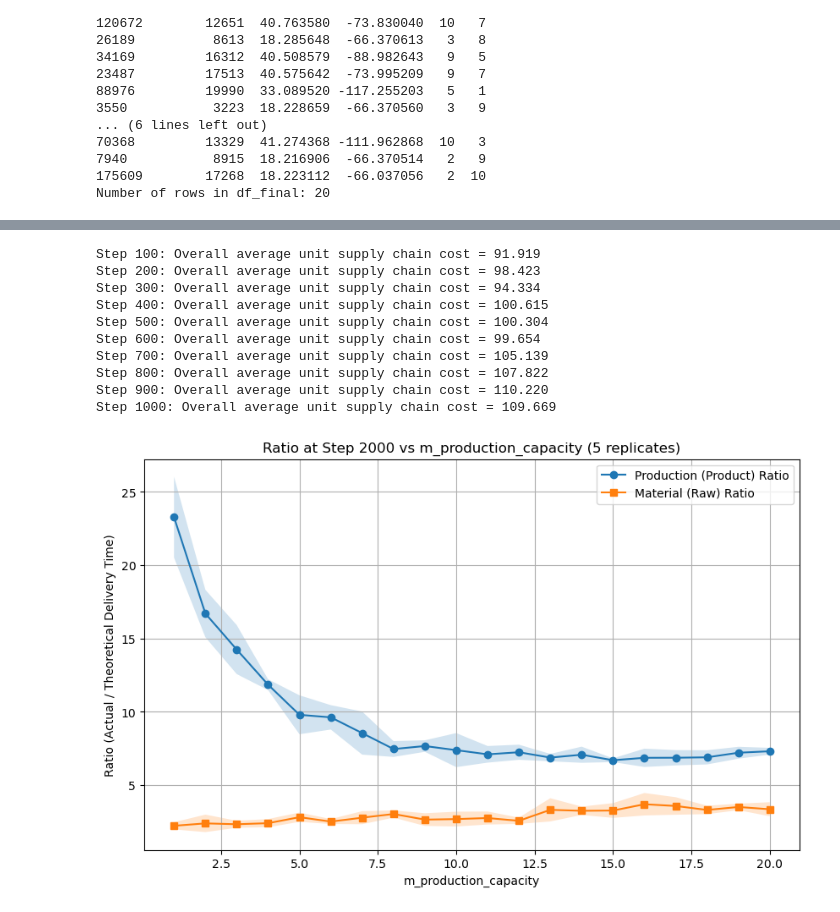
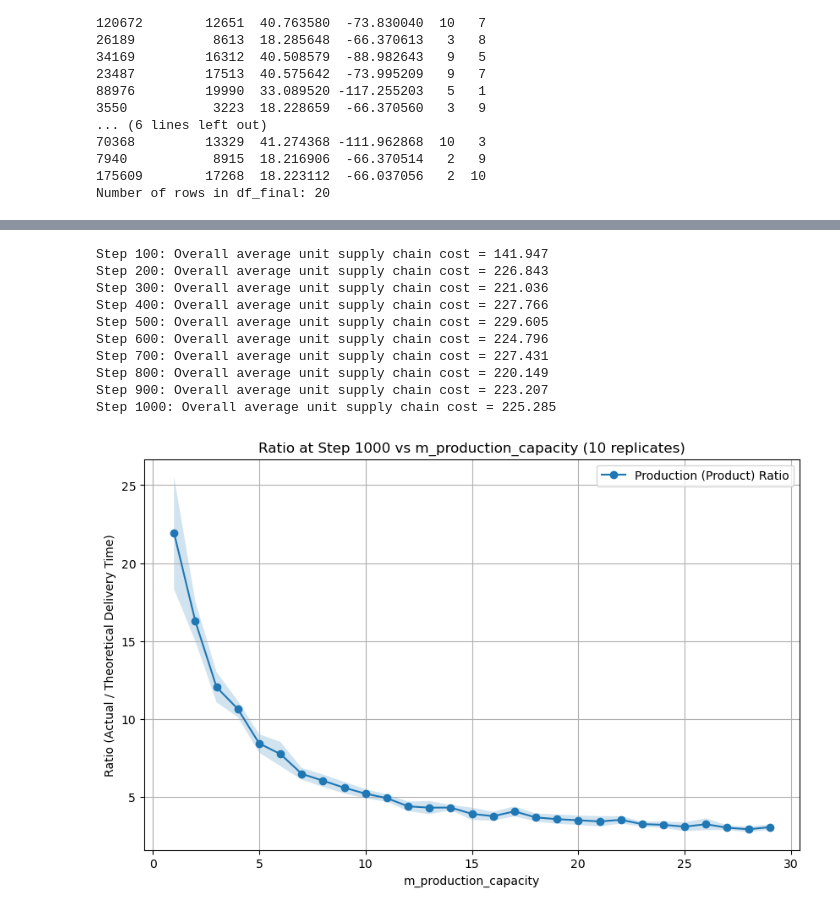
Before and after one commit to ShengGao67/SCNN, a Jupyter notebook: Untitled.ipynb, the cells around one changed output, grey strips where cells are left out. Saved outputs shown, nothing was run; the diff lists cells and outputs as text; code cells hidden in the pictures.

```diff
--- a/Untitled.ipynb
+++ b/Untitled.ipynb
@@ -207,7 +214,7 @@ class Manufacturer(Agent):
          生产时也只能生产到库存达到上限为止。
     """
     def __init__(self, unique_id, model, pos, production_capacity=100,
-                 initial_product_inventory=50, initial_raw_material_inventory=50, inventory_capacity=150):
+                 initial_product_inventory=50, initial_raw_material_inventory=50, inventory_capacity=500):
         super().__init__(unique_id, model)
         self.pos = pos
         self.production_capacity = production_capacity
@@ -260,9 +267,9 @@ class Manufacturer(Agent):
 
     def update_status(self, gap):
         self.gap_history.append(gap)
-        if len(self.gap_history) > 5:
+        if len(self.gap_history) > 20:
             self.gap_history.pop(0)
-        if len(self.gap_history) == 5 and all(g < 0 for g in self.gap_history):
+        if len(self.gap_history) == 20 and all(g < 0 for g in self.gap_history):
             self.status = 'N'
         else:
             self.status = 'Y'
@@ -302,14 +309,14 @@ class Manufacturer(Agent):
                                 if o.order_type == "raw_material" and o.sender_id == self.unique_id)
             net_rm = self.raw_material_inventory + in_transit_rm
 
-            # 如果净原材料供应不足，则下采购单补齐差额（不受生产能力、库存上限限制）
-            if net_rm < required_rm_for_gap:
-                shortage = required_rm_for_gap - net_rm
+            # 如果净原材料供应不足，则下采购单补齐差额（不受生产能力、库存上限限制）,+30%采购buffer
+            if net_rm < 1.8* required_rm_for_gap:
+                shortage = 1.8* required_rm_for_gap - net_rm
                 self.order_raw_material(shortage)
 
 
             # 理论上需要生产的产品数量
-            production_needed = min(abs(gap), self.production_capacity)
+            production_needed = min(1.6* abs(gap), self.production_capacity)
             # 考虑库存上限：本步最多能生产的数量
             available_space = self.inventory_capacity - self.finished_goods_inventory
             # 实际生产数量受两者限制
@@ -370,7 +377,7 @@ def update_transport_cost_for_order(order, model):
         penalty_cost = 0
         if order.actual_delivery_time > order.theoretical_delivery_time:
             delay = order.actual_delivery_time - order.theoretical_delivery_time
-            penalty_cost = delay * order.quantity
+            penalty_cost = delay * order.quantity * 5
         # 查找对应的 Manufacturer（订单的 receiver_id）
         for m in model.manufacturers:
             if m.unique_id == order.receiver_id:
@@ -428,9 +435,9 @@ class Supplier(Agent):
 
     def update_status(self, gap):
         self.gap_history.append(gap)
-        if len(self.gap_history) > 5:
+        if len(self.gap_history) > 10:
             self.gap_history.pop(0)
-        if len(self.gap_history) == 5 and all(g < 0 for g in self.gap_history):
+        if len(self.gap_history) == 10 and all(g < 0 for g in self.gap_history):
             self.status = 'N'
         else:
             self.status = 'Y'
@@ -566,7 +573,7 @@ if __name__ == "__main__":
         m_production_capacity=10,
         m_inventory_capacity=200,
         s_material_capacity=40)
-    total_steps = 100
+    total_steps = 1000
     # 用于记录每50步的统计数据
     stats = []
     for t in range(1, total_steps+1):
@@ -646,20 +664,20 @@ for t in range(1, total_steps + 1):
         else:
             print(f"Step {t}: No completed products; cannot compute average cost.")
 # %% [output]
-Step 100: Overall average unit supply chain cost = 91.919
-Step 200: Overall average unit supply chain cost = 98.423
-Step 300: Overall average unit supply chain cost = 94.334
-Step 400: Overall average unit supply chain cost = 100.615
-Step 500: Overall average unit supply chain cost = 100.304
-Step 600: Overall average unit supply chain cost = 99.654
-Step 700: Overall average unit supply chain cost = 105.139
-Step 800: Overall average unit supply chain cost = 107.822
-Step 900: Overall average unit supply chain cost = 110.220
-Step 1000: Overall average unit supply chain cost = 109.669
+Step 100: Overall average unit supply chain cost = 141.947
+Step 200: Overall average unit supply chain cost = 226.843
+Step 300: Overall average unit supply chain cost = 221.036
+Step 400: Overall average unit supply chain cost = 227.766
+Step 500: Overall average unit supply chain cost = 229.605
+Step 600: Overall average unit supply chain cost = 224.796
+Step 700: Overall average unit supply chain cost = 227.431
+Step 800: Overall average unit supply chain cost = 220.149
+Step 900: Overall average unit supply chain cost = 223.207
+Step 1000: Overall average unit supply chain cost = 225.285
 # %%
 total_steps = 1000
-num_replicates = 5
-m_production_values = range(1, 21)
+num_replicates = 10
+m_production_values = range(1, 30)
 prod_results = []  # 每个 m_production_capacity 下的 product ratio 列表
 mat_results = []   # 每个 m_production_capacity 下的 material ratio 列表
 
@@ -675,47 +693,33 @@ for m_prod in m_production_values:
                  num_manufacturers=4,
                  num_suppliers=2,
                  cust_demand_probability=0.4,
                  m_production_capacity=m_prod,
                  m_inventory_capacity=1000,
-                 s_material_capacity=40)
+                 s_material_capacity=500)
         for t in range(1, total_steps+1):
             model.step()
         prod_orders = [o for o in model.delivered_orders if o.order_type == "product" and o.actual_delivery_time is not None]
-        raw_orders = [o for o in model.delivered_orders if o.order_type == "raw_material" and o.actual_delivery_time is not None]
         sum_actual_prod = sum(o.actual_delivery_time for o in prod_orders)
         sum_theoretical_prod = sum(o.theoretical_delivery_time for o in prod_orders)
         ratio_prod = sum_actual_prod / sum_theoretical_prod if sum_theoretical_prod > 0 else None
-
-        sum_actual_raw = sum(o.actual_delivery_time for o in raw_orders)
-        sum_theoretical_raw = sum(o.theoretical_delivery_time for o in raw_orders)
-        ratio_raw = sum_actual_raw / sum_theoretical_raw if sum_theoretical_raw > 0 else None
-
         prod_list.append(ratio_prod if ratio_prod is not None else 0)
-        mat_list.append(ratio_raw if ratio_raw is not None else 0)
     prod_results.append(prod_list)
-    mat_results.append(mat_list)
 
 # 计算均值和标准差
 prod_means = [np.mean(x) for x in prod_results]
 prod_stds = [np.std(x) for x in prod_results]
-mat_means = [np.mean(x) for x in mat_results]
-mat_stds = [np.std(x) for x in mat_results]
 
 plt.figure(figsize=(10,6))
 x = np.array(list(m_production_values))
 prod_means = np.array(prod_means)
 prod_stds = np.array(prod_stds)
-mat_means = np.array(mat_means)
-mat_stds = np.array(mat_stds)
 plt.plot(x, prod_means, 'o-', label='Production (Product) Ratio')
 plt.fill_between(x, prod_means - prod_stds, prod_means + prod_stds, alpha=0.2)
-plt.plot(x, mat_means, 's-', label='Material (Raw) Ratio')
-plt.fill_between(x, mat_means - mat_stds, mat_means + mat_stds, alpha=0.2)
 plt.xlabel('m_production_capacity')
 plt.ylabel('Ratio (Actual / Theoretical Delivery Time)')
-plt.title('Ratio at Step 2000 vs m_production_capacity (5 replicates)')
+plt.title('Ratio at Step 1000 vs m_production_capacity (10 replicates)')
 plt.legend()
 plt.grid(True)
 plt.show()
 # %% [output]
-[figure, old version]
+[figure, new version]
```
Also changed, not shown: parts of 11 cells of this notebook.
